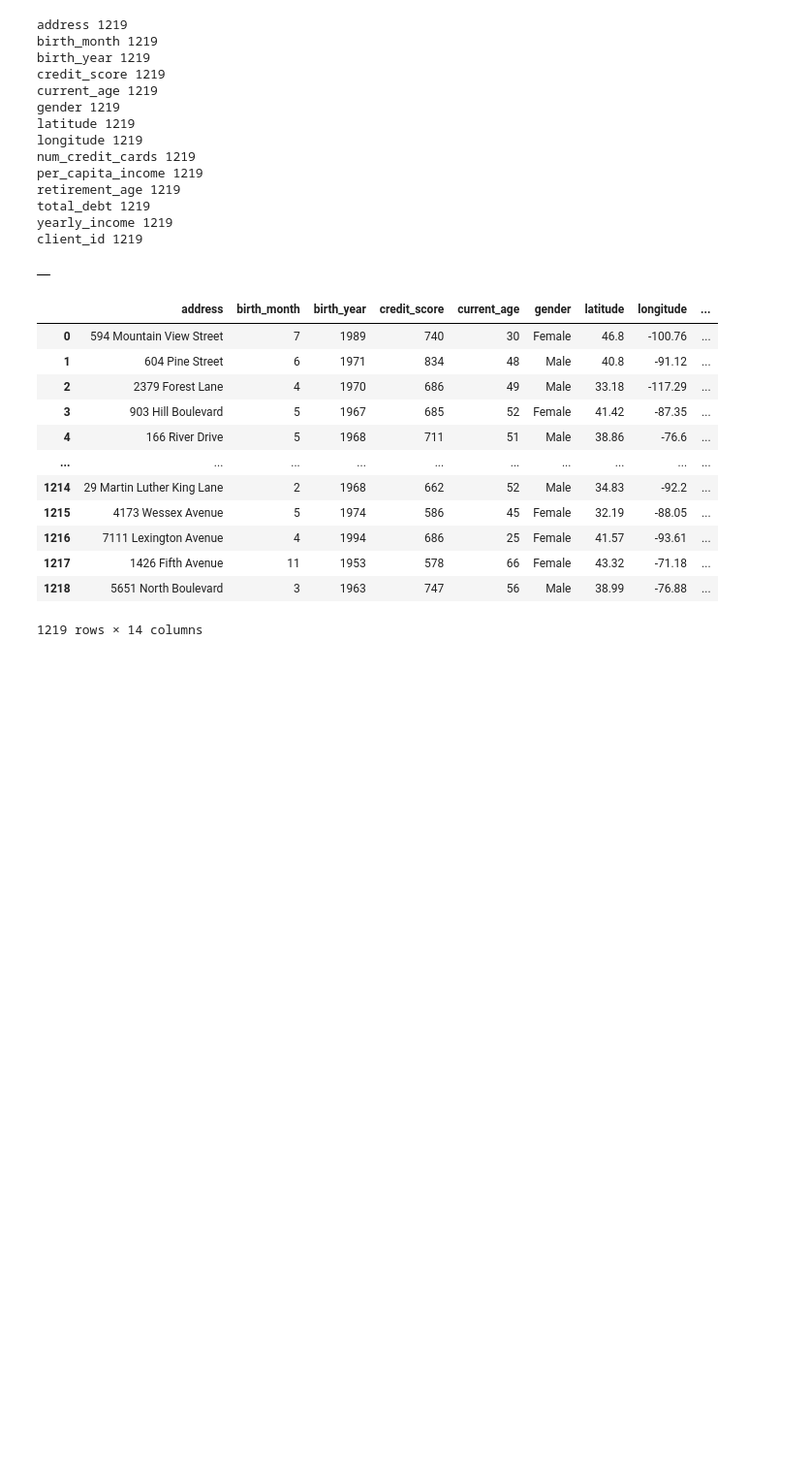
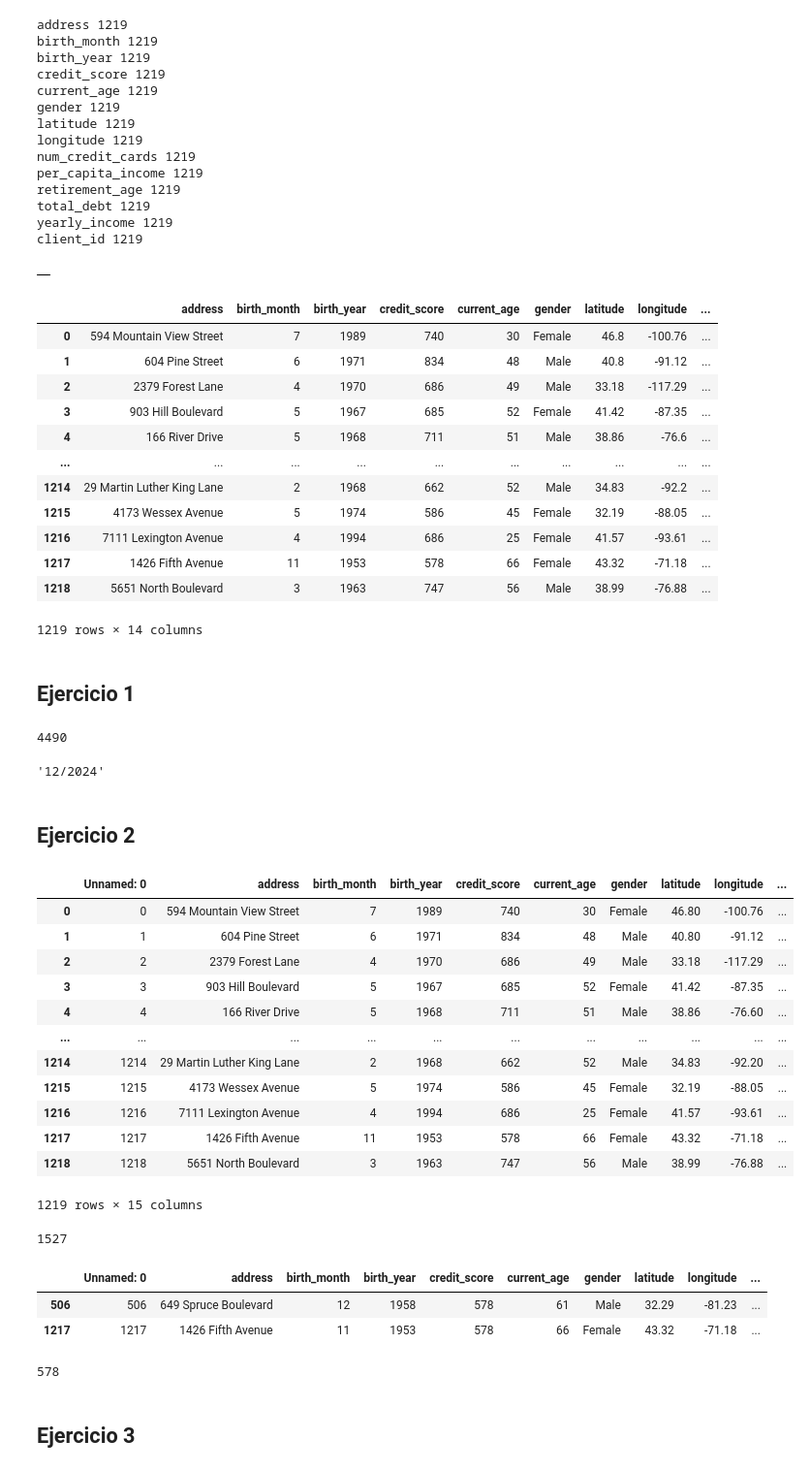
Before and after one commit to pablopertusa/caixabank-tech-hackathon, a Jupyter notebook: src/data/notebook.ipynb, the cells around one changed output. Shown: that part at 97% size. Cells and saved outputs as stored; diff of their text form; code cells hidden in the pictures; blank space fills up the shorter version.

```diff
--- a/src/data/notebook.ipynb
+++ b/src/data/notebook.ipynb
@@ -210,3 +163,5 @@ df_clients
 1219 rows × 14 columns
 # %%
 df_clients.to_csv('../../data/raw/client_data.csv')
+# %% [markdown]
+## Ejercicio 1
@@ -212,0 +181,63 @@ df_clients.to_csv('../../data/raw/client_data.csv')
+# %%
+exp = df[df['expires'] == '12/2024']
+x = list(exp['credit_limit'].map(lambda x: float(x[1:])).values)
+min = max(x)
+for i in x:
+    if i < min:
+        min = i
+min = int(min)
+resul = exp[exp['credit_limit'] == f'${min}']
+resul['card_id'].values[0]
+# %% [output]
+4490
+# %%
+df = pd.read_csv("../../data/raw/card_data.csv")
+df.iloc[max_expires(df['expires'].values),:]['expires']
+# %% [output]
+'12/2024'
+# %% [markdown]
+## Ejercicio 2
+# %%
+import pandas as pd
+df_clients = pd.read_csv("../../data/raw/client_data.csv")
+df_clients
+# %% [output]
+|  | Unnamed: 0 | address | birth_month | birth_year | credit_score | current_age | gender | latitude | longitude | ... |
+| 0 | 0 | 594 Mountain View Street | 7 | 1989 | 740 | 30 | Female | 46.80 | -100.76 | ... |
+| 1 | 1 | 604 Pine Street | 6 | 1971 | 834 | 48 | Male | 40.80 | -91.12 | ... |
+| 2 | 2 | 2379 Forest Lane | 4 | 1970 | 686 | 49 | Male | 33.18 | -117.29 | ... |
+| 3 | 3 | 903 Hill Boulevard | 5 | 1967 | 685 | 52 | Female | 41.42 | -87.35 | ... |
+| 4 | 4 | 166 River Drive | 5 | 1968 | 711 | 51 | Male | 38.86 | -76.60 | ... |
+| ... | ... | ... | ... | ... | ... | ... | ... | ... | ... | ... |
+| 1214 | 1214 | 29 Martin Luther King Lane | 2 | 1968 | 662 | 52 | Male | 34.83 | -92.20 | ... |
+| 1215 | 1215 | 4173 Wessex Avenue | 5 | 1974 | 586 | 45 | Female | 32.19 | -88.05 | ... |
+| 1216 | 1216 | 7111 Lexington Avenue | 4 | 1994 | 686 | 25 | Female | 41.57 | -93.61 | ... |
+| 1217 | 1217 | 1426 Fifth Avenue | 11 | 1953 | 578 | 66 | Female | 43.32 | -71.18 | ... |
+| 1218 | 1218 | 5651 North Boulevard | 3 | 1963 | 747 | 56 | Male | 38.99 | -76.88 | ... |
+1219 rows × 15 columns
+# %%
+def map_clients(list_edad, list_retirement):
+    resul = []
+    for i in range(len(list_edad)):
+        if (int(list_retirement[i]) - int(list_edad[i])) == 1:
+            resul.append(True)
+        else:
+            resul.append(False)
+    return resul
+
+ret = df_clients[map_clients(df_clients['current_age'], df_clients['retirement_age'])]
+ret[ret['total_debt'] == max(ret['total_debt'].values)]['client_id'].values[0]
+# %% [output]
+1527
+# %%
+ret[ret['credit_score'] == min(ret['credit_score'].values)]
+# %% [output]
+|  | Unnamed: 0 | address | birth_month | birth_year | credit_score | current_age | gender | latitude | longitude | ... |
+| 506 | 506 | 649 Spruce Boulevard | 12 | 1958 | 578 | 61 | Male | 32.29 | -81.23 | ... |
+| 1217 | 1217 | 1426 Fifth Avenue | 11 | 1953 | 578 | 66 | Female | 43.32 | -71.18 | ... |
+# %%
+min(ret['credit_score'].values)
+# %% [output]
+578
+# %% [markdown]
+## Ejercicio 3
```
Also changed, not shown: parts of 15 cells of this notebook, 2 other files.
